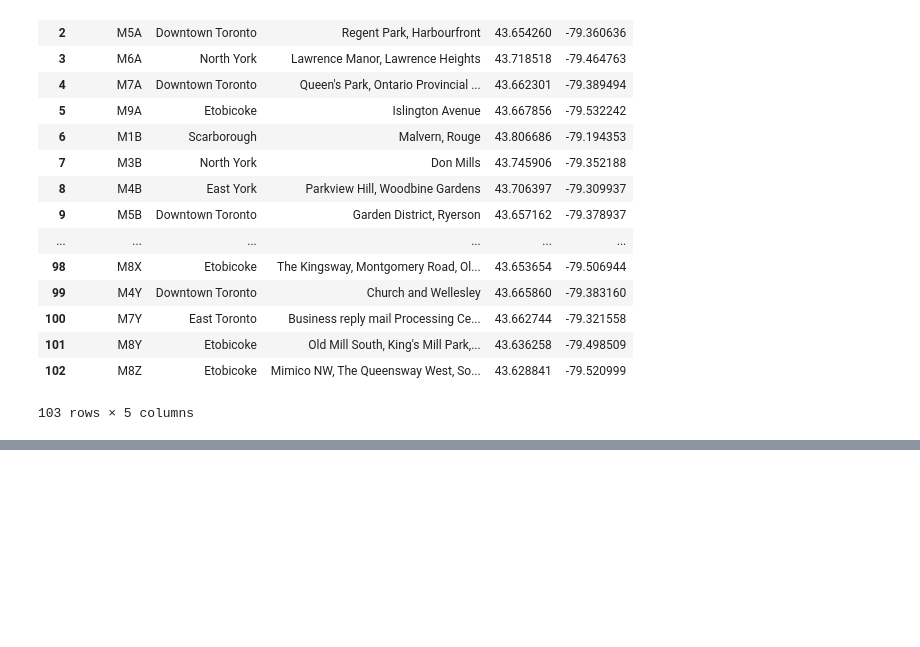
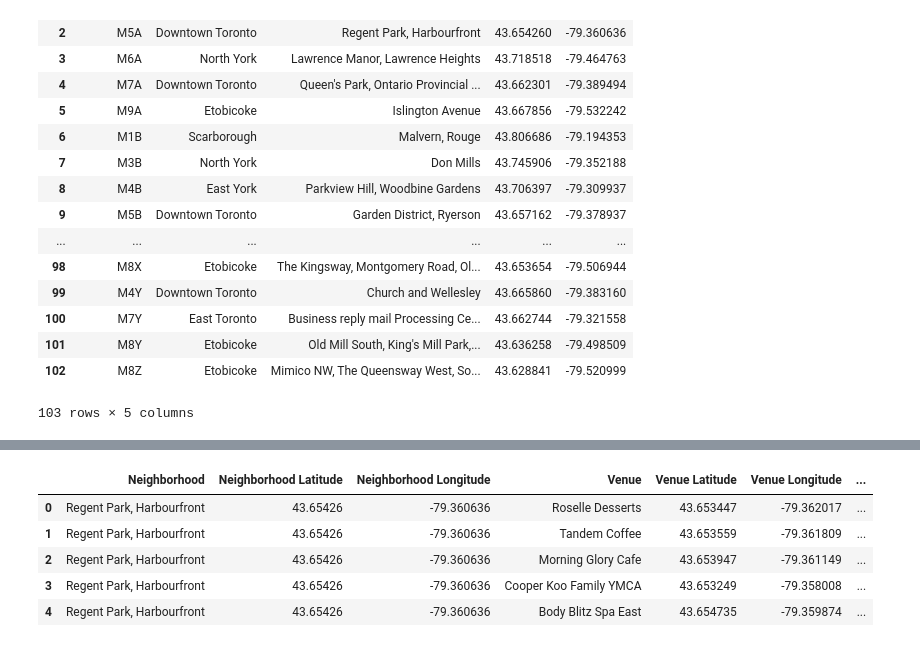
Before and after one commit to asamblea/Coursera_Capstone, a Jupyter notebook: AssignmentWeek3Toronto.ipynb, the cells around one changed output, grey strips where cells are left out. Drawn from its saved outputs; the diff is of its cells as text; code cells hidden in the pictures; blank space fills up the shorter version.

```diff
--- a/AssignmentWeek3Toronto.ipynb
+++ b/AssignmentWeek3Toronto.ipynb
@@ -87,0 +124,8 @@ df_table
+# %%
+address = 'Toronto'
+
+geolocator = Nominatim(user_agent="toronto_explorer")
+location = geolocator.geocode(address)
+toronto_latitude = location.latitude
+toronto_longitude = location.longitude
+print('The geograpical coordinate of Toronto are {}, {}.'.format(toronto_latitude, toronto_longitude))
@@ -87,0 +134,29 @@ df_table
+# %%
+# create map of Toronto using latitude and longitude values
+map_toronto = folium.Map(location=[toronto_latitude, toronto_longitude], zoom_start=10)
+
+# add markers to map
+for lat, lng, borough, neighborhood in zip(df_table['Latitude'], df_table['Longitude'], df_table['Borough'], df_table['Neighborhood']):
+    label = '{}, {}'.format(neighborhood, borough)
+    label = folium.Popup(label, parse_html=True)
+    folium.CircleMarker(
+        [lat, lng],
+        radius=5,
+        popup=label,
+        color='blue',
+        fill=True,
+        fill_color='#3186cc',
+        fill_opacity=0.7,
+        parse_html=False).add_to(map_toronto)
+
+# map_toronto
+# %%
+# specified areas
+index = df_table['PostalCode'].str.contains('M5')
+
+index_latitude = df_table.loc[index, 'Latitude'].values # neighborhood latitude value
+index_longitude = df_table.loc[index, 'Longitude'].values # neighborhood longitude value
+index_name = df_table.loc[index, 'Neighborhood'].values # neighborhood name
+
+# for name, lat, lng in zip(index_name, index_latitude, index_longitude):
+#         print('Latitude and longitude values of {} are {}, {}.'.format(name,lat,lng))
@@ -87,0 +231,9 @@ df_table
+# %%
+index_venues.head()
+# %% [output]
+|  | Neighborhood | Neighborhood Latitude | Neighborhood Longitude | Venue | Venue Latitude | Venue Longitude | ... |
+| 0 | Regent Park, Harbourfront | 43.65426 | -79.360636 | Roselle Desserts | 43.653447 | -79.362017 | ... |
+| 1 | Regent Park, Harbourfront | 43.65426 | -79.360636 | Tandem Coffee | 43.653559 | -79.361809 | ... |
+| 2 | Regent Park, Harbourfront | 43.65426 | -79.360636 | Morning Glory Cafe | 43.653947 | -79.361149 | ... |
+| 3 | Regent Park, Harbourfront | 43.65426 | -79.360636 | Cooper Koo Family YMCA | 43.653249 | -79.358008 | ... |
+| 4 | Regent Park, Harbourfront | 43.65426 | -79.360636 | Body Blitz Spa East | 43.654735 | -79.359874 | ... |
```
Also changed, not shown: parts of 10 cells of this notebook.
